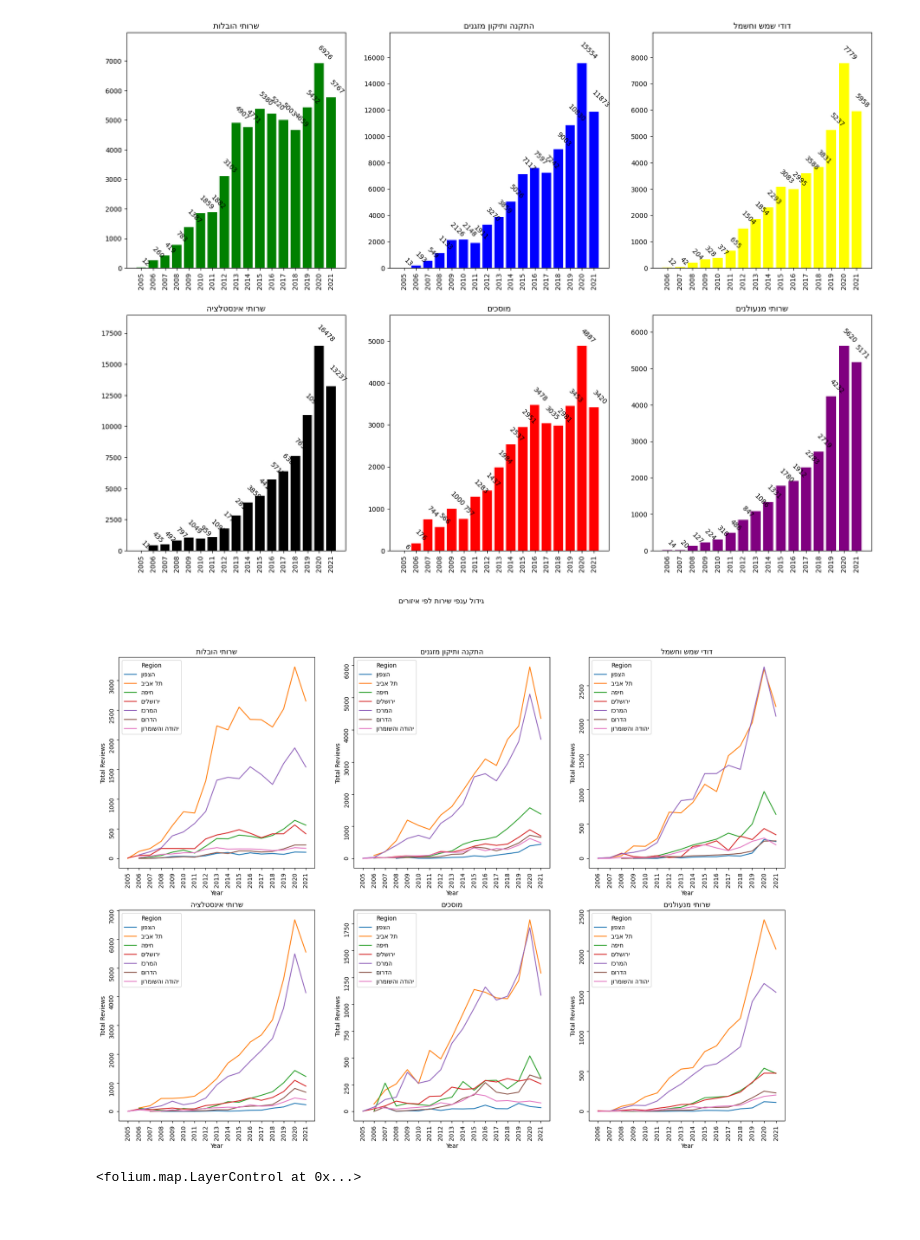
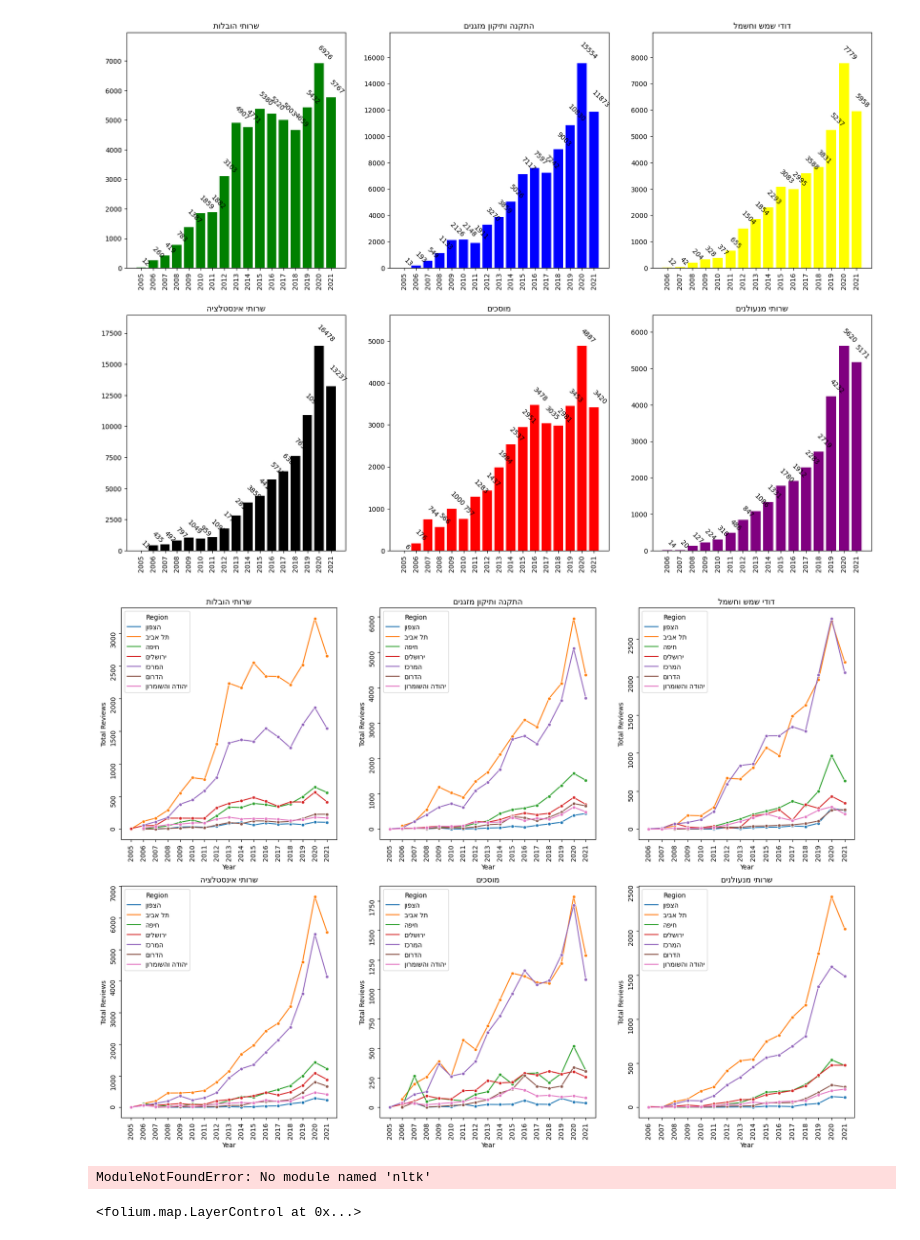
Before and after one commit to Omer-5/midrag, a Jupyter notebook: EDA.ipynb, the cells around one changed output. Drawn from its saved outputs; the diff is of its cells as text; code cells hidden in the pictures.

```diff
--- a/EDA.ipynb
+++ b/EDA.ipynb
@@ -55,40 +57,58 @@ for cat in categories_csv:
 # %%
 def Display_Graph_Seaborn(df:pd.DataFrame, x_axis, y_axis, hue_title, plot_type, axis:pd.DataFrame.axes, main_title, hue_order):
     if plot_type == 'line':
-        sns.lineplot(ax=axis, x=x_axis, y=y_axis, hue=hue_title, hue_order=hue_order, data=df)
+        sns.lineplot(ax=axis, x=x_axis, y=y_axis, hue=hue_title, hue_order=hue_order, data=df, marker="o", markersize=5)
         axis.set_title(main_title)
         axis.tick_params(labelrotation=90)
 # %%
 filenames = Get_All_CSV_Names()
 
 fig, axes = plt.subplots(2, 3, figsize=(20, 14))
-fig.suptitle('גידול ענפי שירות לפי איזורים'[::-1])
+#fig.suptitle('גידול ענפי שירות לפי איזורים'[::-1])
 
 regions = ['ןופצה', 'ביבא לת', 'הפיח', 'םילשורי', 'זכרמה', 'םורדה', 'ןורמושהו הדוהי']
 
 row = 0
 index = 0
 
 for csv in filenames:
     df = pd.read_csv(f"data/{csv}.csv")
     df.drop(df[df.Region == 'חסוי'].index, inplace=True)
 
     df["Year"] = df["Year"].astype(str)
     df["Region"] = df["Region"].apply(lambda x: x[::-1])
 
     grouped = df.groupby([df['Year'], 'Region'])
 
     reviews_per_year_and_region = grouped['Region'].count().reset_index(name='Total Reviews')
 
     Display_Graph_Seaborn(reviews_per_year_and_region, "Year", "Total Reviews", "Region", 'line', axes[row,index], csv[::-1], regions)
 
     if index == 2:
         row = 1
         index = 0
     else:
         index+=1
 # %% [output]
-[figure, old version]
+[figure, new version]
+# %%
+import nltk
+
+from sklearn.feature_extraction.text import CountVectorizer
+import matplotlib.pyplot as plt
+from PIL import Image
+
+from wordcloud import WordCloud
+
+df_main = pd.DataFrame()
+
+filenames = Get_All_CSV_Names()
+
+for csv in filenames:
+    df = pd.read_csv(f"data/{csv}.csv")
+    df_main = pd.concat([df_main, df])
+# %% [output]
+ModuleNotFoundError: No module named 'nltk'
 # %%
 # Create a Map that takes array of [locations, total_reviews] as an input, gets the Geo-Location of each location (using OpenStreeMap API) and Pin-Points the Top-5 Locations with the most reviews
 
```
Also changed, not shown: parts of 1 cell of this notebook.
